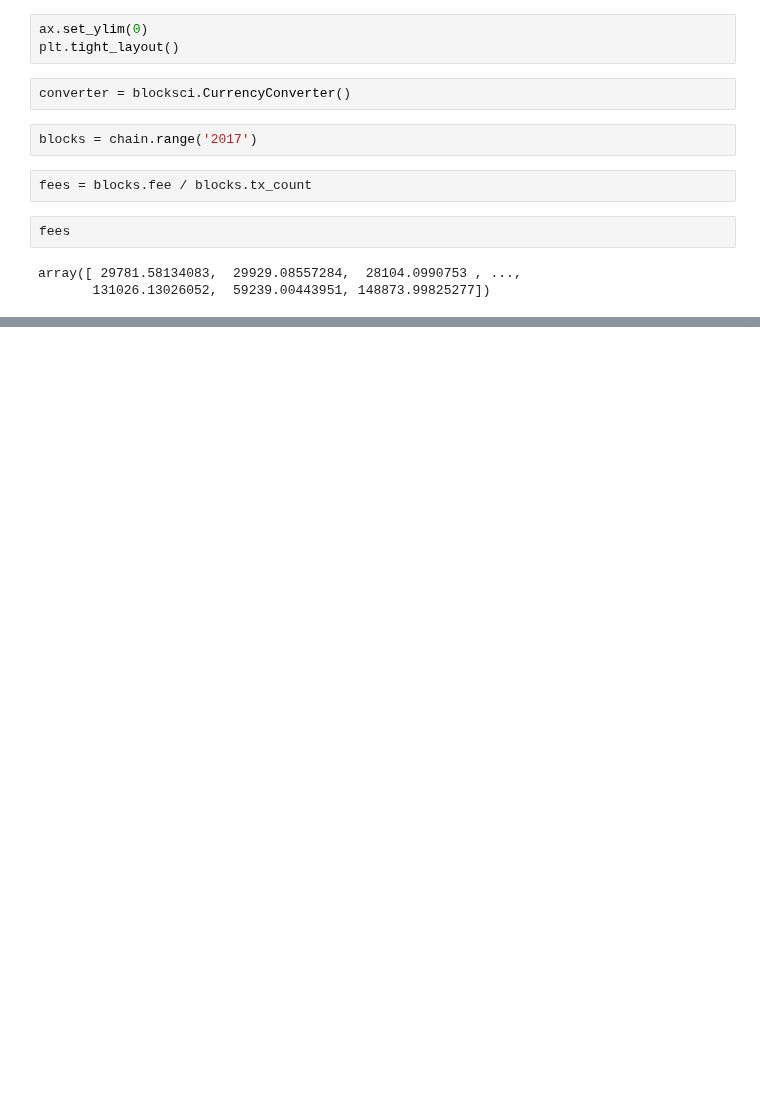
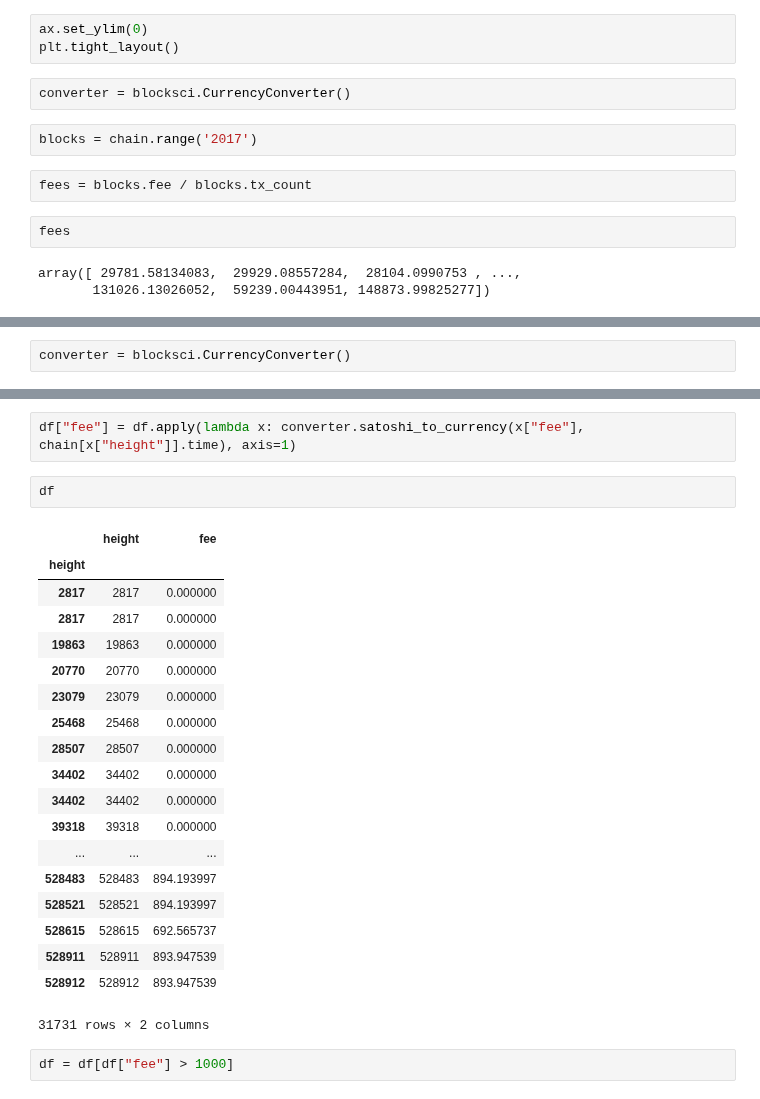
Before and after one commit to warproxxx/CryptoTrader, a Jupyter notebook: CryptoTrader/data_utils/blockchain_data/demo.ipynb, the cells around one changed output, grey strips where cells are left out. Cells and saved outputs as stored; diff of their text form; blank space fills up the shorter version.

```diff
--- a/CryptoTrader/data_utils/blockchain_data/demo.ipynb
+++ b/CryptoTrader/data_utils/blockchain_data/demo.ipynb
@@ -243,0 +336,2 @@ array([ 29781.58134083,  29929.08557284,  28104.0990753 , ...,
+# %%
+converter = blocksci.CurrencyConverter()
@@ -243,0 +385,26 @@ array([ 29781.58134083,  29929.08557284,  28104.0990753 , ...,
+# %%
+df["fee"] = df.apply(lambda x: converter.satoshi_to_currency(x["fee"], chain[x["height"]].time), axis=1)
+# %%
+df
+# %% [output]
+|  | height | fee |
+| height |  |  |
+| 2817 | 2817 | 0.000000 |
+| 2817 | 2817 | 0.000000 |
+| 19863 | 19863 | 0.000000 |
+| 20770 | 20770 | 0.000000 |
+| 23079 | 23079 | 0.000000 |
+| 25468 | 25468 | 0.000000 |
+| 28507 | 28507 | 0.000000 |
+| 34402 | 34402 | 0.000000 |
+| 34402 | 34402 | 0.000000 |
+| 39318 | 39318 | 0.000000 |
+| ... | ... | ... |
+| 528483 | 528483 | 894.193997 |
+| 528521 | 528521 | 894.193997 |
+| 528615 | 528615 | 692.565737 |
+| 528911 | 528911 | 893.947539 |
+| 528912 | 528912 | 893.947539 |
+31731 rows × 2 columns
+# %%
+df = df[df["fee"] > 1000]
```
Also changed, not shown: parts of 17 cells of this notebook, 3 other files.
